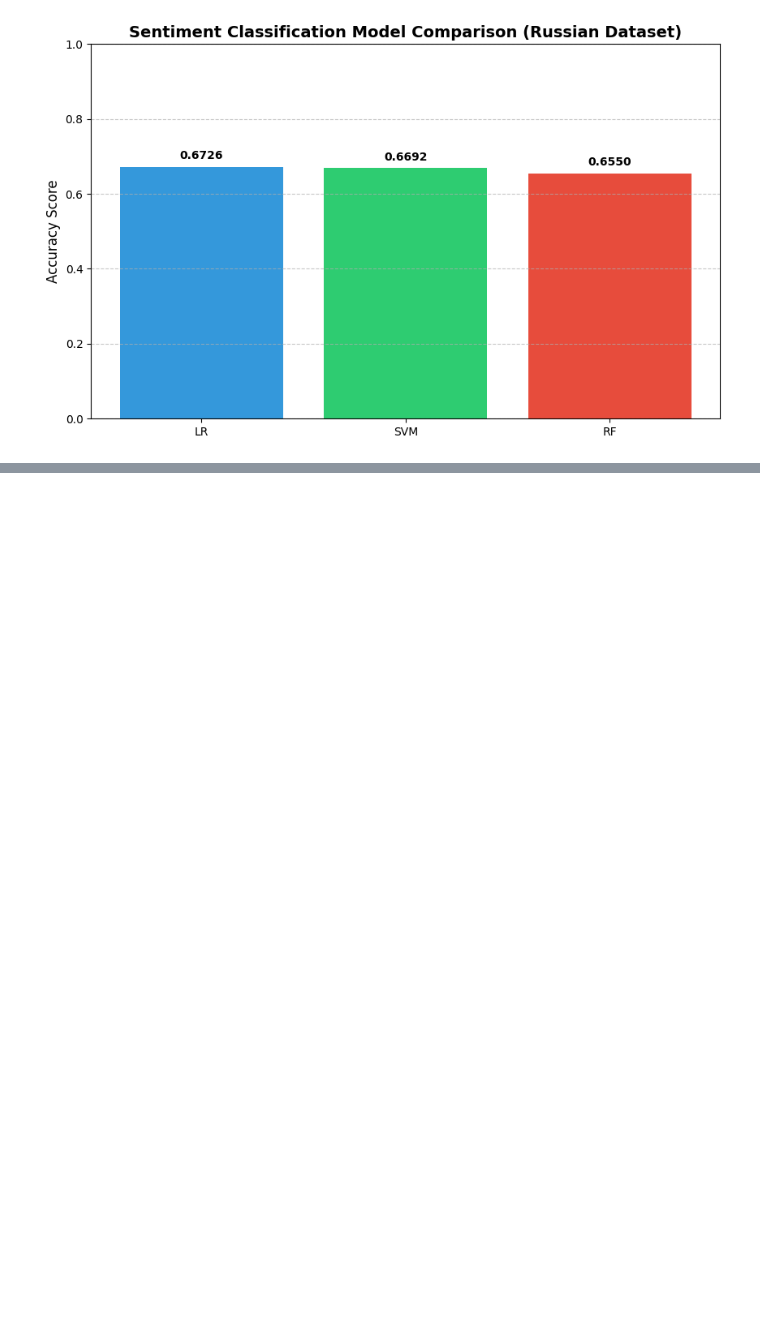
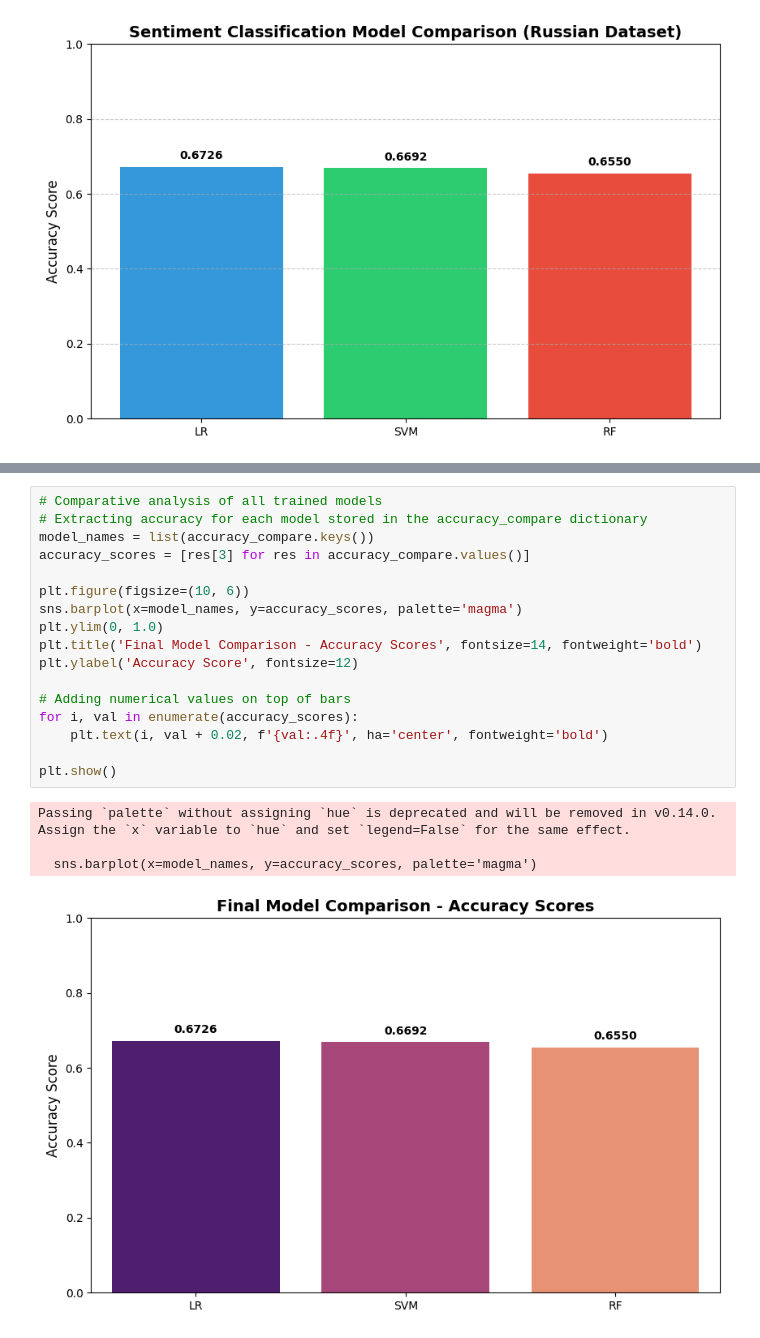
Before and after one commit to adriannag9/machine-learning-project, a Jupyter notebook: ru_sentiment_classification.ipynb, the cells around one changed output, grey strips where cells are left out. Drawn from its saved outputs; the diff is of its cells as text; blank space fills up the shorter version.

```diff
--- a/ru_sentiment_classification.ipynb
+++ b/ru_sentiment_classification.ipynb
@@ -438,0 +525,22 @@ plt.show()
+# %%
+# Comparative analysis of all trained models
+# Extracting accuracy for each model stored in the accuracy_compare dictionary
+model_names = list(accuracy_compare.keys())
+accuracy_scores = [res[3] for res in accuracy_compare.values()]
+
+plt.figure(figsize=(10, 6))
+sns.barplot(x=model_names, y=accuracy_scores, palette='magma')
+plt.ylim(0, 1.0)
+plt.title('Final Model Comparison - Accuracy Scores', fontsize=14, fontweight='bold')
+plt.ylabel('Accuracy Score', fontsize=12)
+
+# Adding numerical values on top of bars
+for i, val in enumerate(accuracy_scores):
+    plt.text(i, val + 0.02, f'{val:.4f}', ha='center', fontweight='bold')
+
+plt.show()
+# %% [output]
+Passing `palette` without assigning `hue` is deprecated and will be removed in v0.14.0. Assign the `x` variable to `hue` and set `legend=False` for the same effect.
+
+  sns.barplot(x=model_names, y=accuracy_scores, palette='magma')
+[figure, added]
```
Also changed, not shown: parts of 7 cells of this notebook.
